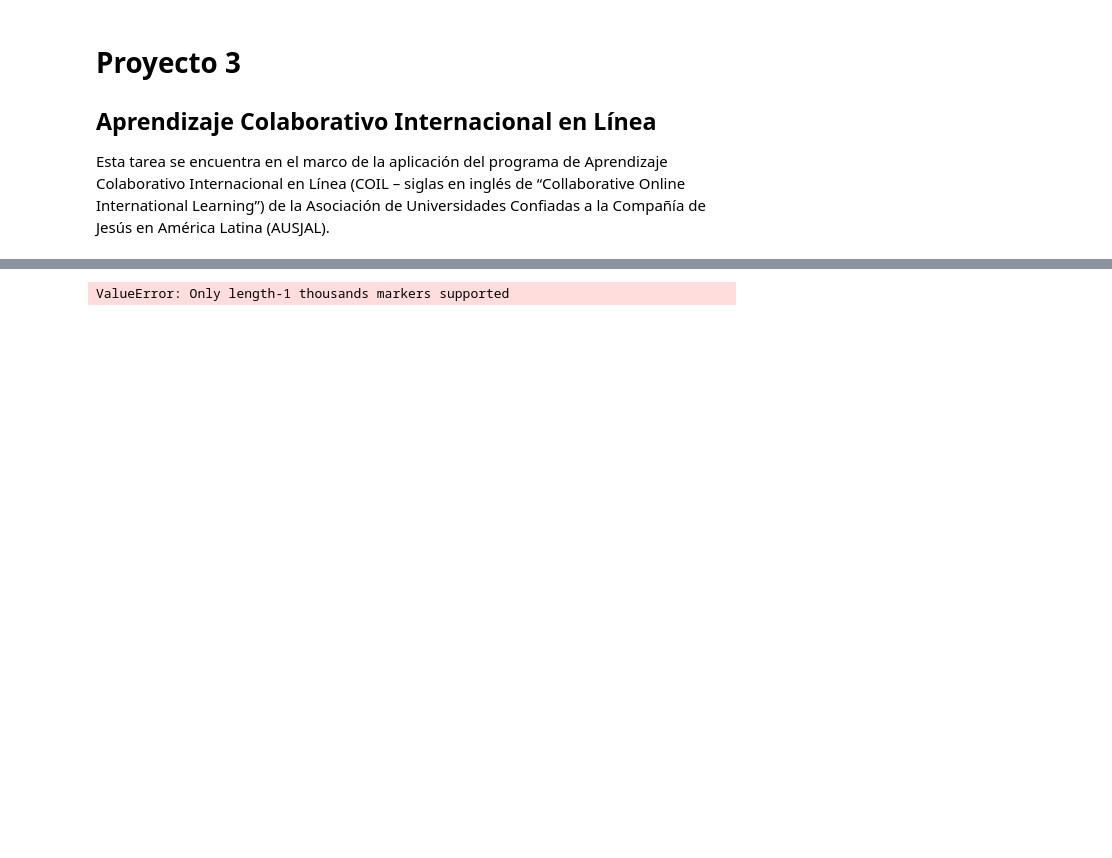
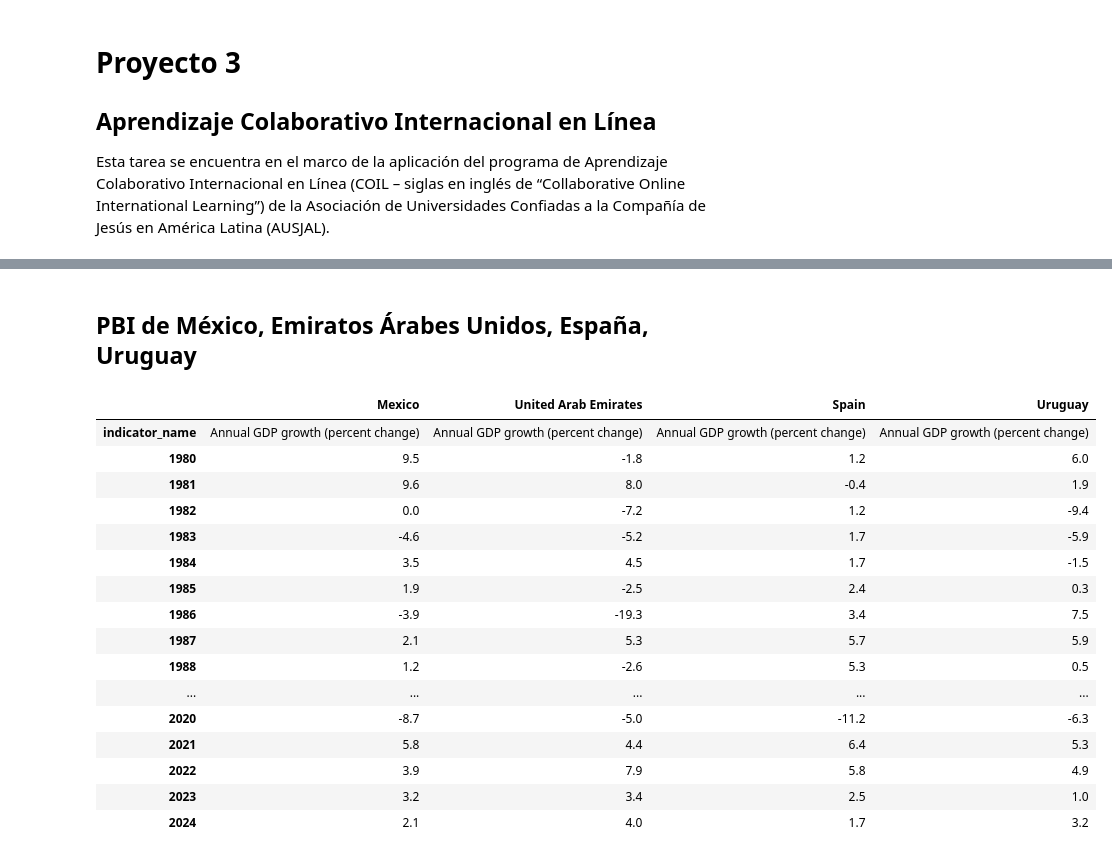
Before and after one commit to NataliaBistolfi/Proyecto3-UCU--IBERO, a Jupyter notebook: proyecto_3.ipynb, the cells around one changed output, grey strips where cells are left out. Saved outputs shown, nothing was run; the diff lists cells and outputs as text; code cells hidden in the pictures; blank space fills up the shorter version.

```diff
--- a/proyecto_3.ipynb
+++ b/proyecto_3.ipynb
@@ -12,6 +14,6 @@ import matplotlib.ticker as mtick
 # %%
-df = pd.read_csv("C:/Users/PC/Desktop/world_gdp_data.csv", sep=',', header=0, thousands=",")
-df.set_column("Uruguay", inplace=True)
-df = df.T
-"C:\Users\PC\Documents\world_gdp_data.csv"
+df = pd.read_csv("Data/world_gdp_data.csv", sep=',', header=0, thousands=",", encoding="ISO-8859-1")
+df.set_index("country_name", inplace=True)
+df1 = df.T
+df1
 # %% [output]
@@ -19,6 +38,27 @@ UnicodeDecodeError: 'utf-8' codec can't decode byte 0xf4 in position 10025: inva
-# %%
-import pandas as pd
-
-df = pd.read_csv("C:/Users/PC/Desktop/world_gdp_data.csv", sep=",", header=0, thousands="")
-# %% [output]
-ValueError: Only length-1 thousands markers supported
+# %% [markdown]
+## PBI de México, Emiratos Árabes Unidos, España, Uruguay
+# %%
+country = ["Mexico", "United Arab Emirates", "Spain", "Uruguay"]
+#df.columns = country
+#df = df["country_name"]
+#df1 = df.filter(like = country, axis=0)
+df2 = df1.filter(items = country)
+df2
+# %% [output]
+|  | Mexico | United Arab Emirates | Spain | Uruguay |
+| indicator_name | Annual GDP growth (percent change) | Annual GDP growth (percent change) | Annual GDP growth (percent change) | Annual GDP growth (percent change) |
+| 1980 | 9.5 | -1.8 | 1.2 | 6.0 |
+| 1981 | 9.6 | 8.0 | -0.4 | 1.9 |
+| 1982 | 0.0 | -7.2 | 1.2 | -9.4 |
+| 1983 | -4.6 | -5.2 | 1.7 | -5.9 |
+| 1984 | 3.5 | 4.5 | 1.7 | -1.5 |
+| 1985 | 1.9 | -2.5 | 2.4 | 0.3 |
+| 1986 | -3.9 | -19.3 | 3.4 | 7.5 |
+| 1987 | 2.1 | 5.3 | 5.7 | 5.9 |
+| 1988 | 1.2 | -2.6 | 5.3 | 0.5 |
+| ... | ... | ... | ... | ... |
+| 2020 | -8.7 | -5.0 | -11.2 | -6.3 |
+| 2021 | 5.8 | 4.4 | 6.4 | 5.3 |
+| 2022 | 3.9 | 7.9 | 5.8 | 4.9 |
+| 2023 | 3.2 | 3.4 | 2.5 | 1.0 |
+| 2024 | 2.1 | 4.0 | 1.7 | 3.2 |
```
Also changed, not shown: parts of 28 cells of this notebook, 1 other file.
